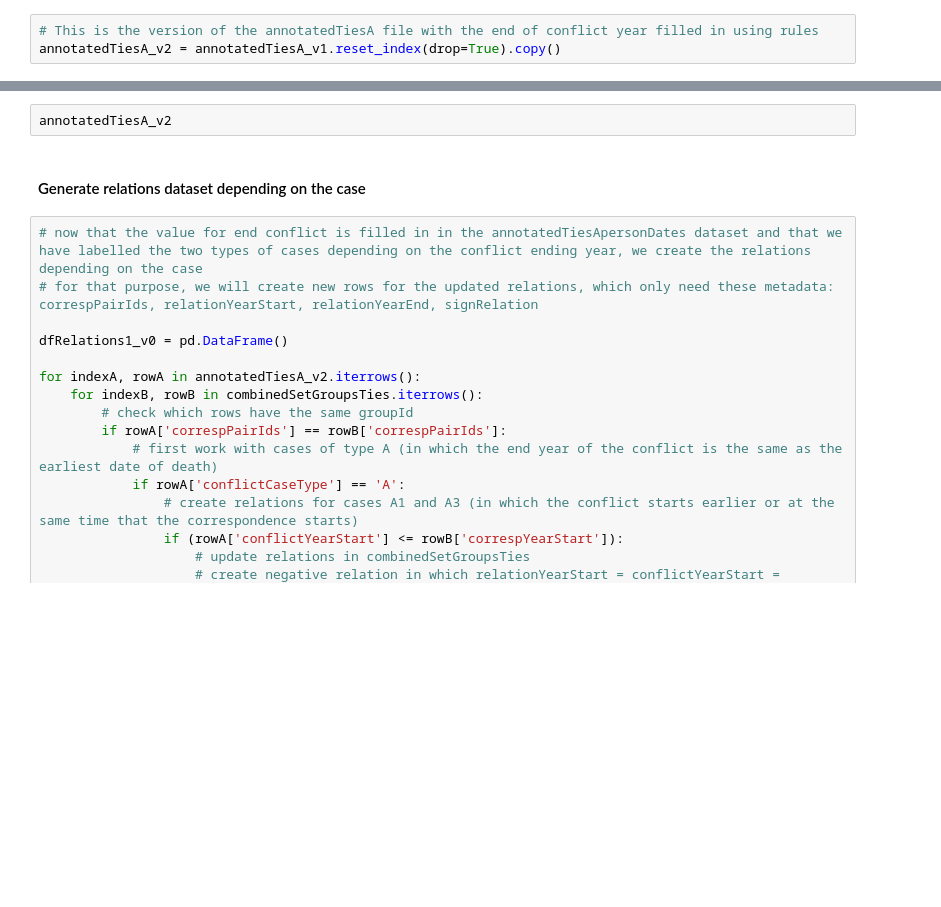
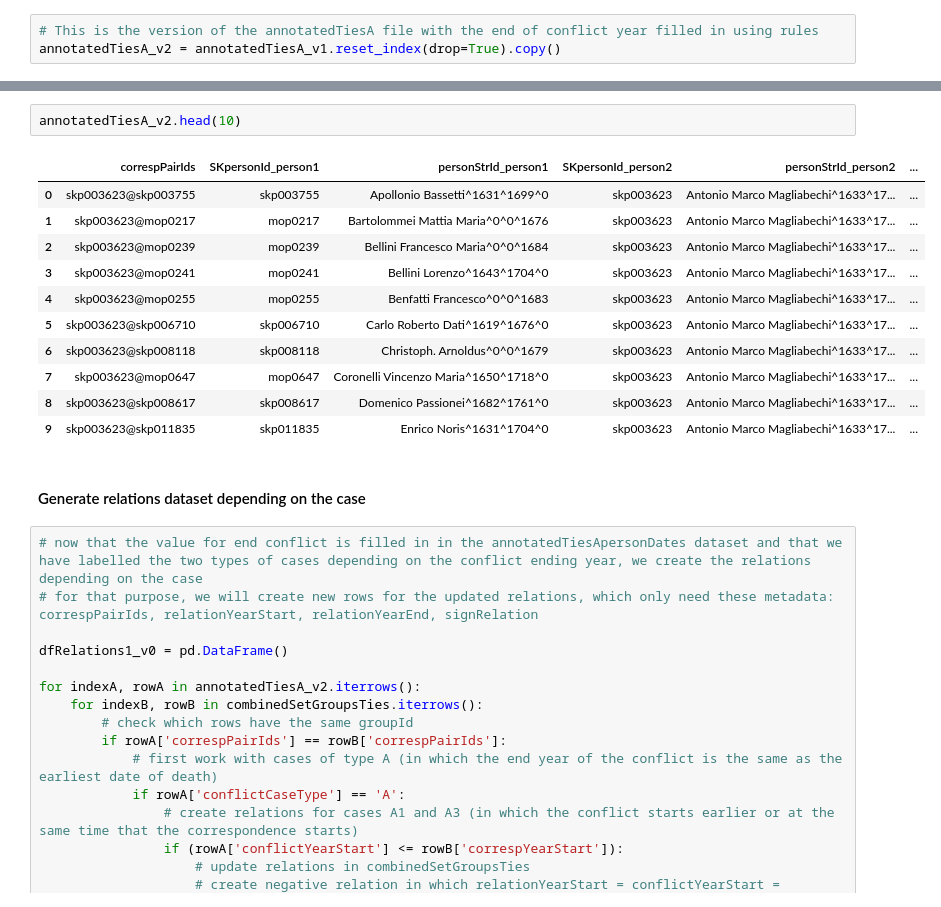
Before and after one commit to lilimelgar/data_preparation_article_balance_theory_vanVugt, a Jupyter notebook: src/script_dataPreparation_Python_unlinkedArticle.ipynb, the cells around one changed output, grey strips where cells are left out. Saved outputs shown, nothing was run; the diff lists cells and outputs as text; blank space fills up the shorter version.

```diff
--- a/src/script_dataPreparation_Python_unlinkedArticle.ipynb
+++ b/src/script_dataPreparation_Python_unlinkedArticle.ipynb
@@ -1347,5 +2384,17 @@ annotatedTiesA_v2.info()
 # %%
-annotatedTiesA_v2
+annotatedTiesA_v2.head(10)
+# %% [output]
+|  | correspPairIds | SKpersonId_person1 | personStrId_person1 | SKpersonId_person2 | personStrId_person2 | ... |
+| 0 | skp003623@skp003755 | skp003755 | Apollonio Bassetti^1631^1699^0 | skp003623 | Antonio Marco Magliabechi^1633^17... | ... |
+| 1 | skp003623@mop0217 | mop0217 | Bartolommei Mattia Maria^0^0^1676 | skp003623 | Antonio Marco Magliabechi^1633^17... | ... |
+| 2 | skp003623@mop0239 | mop0239 | Bellini Francesco Maria^0^0^1684 | skp003623 | Antonio Marco Magliabechi^1633^17... | ... |
+| 3 | skp003623@mop0241 | mop0241 | Bellini Lorenzo^1643^1704^0 | skp003623 | Antonio Marco Magliabechi^1633^17... | ... |
+| 4 | skp003623@mop0255 | mop0255 | Benfatti Francesco^0^0^1683 | skp003623 | Antonio Marco Magliabechi^1633^17... | ... |
+| 5 | skp003623@skp006710 | skp006710 | Carlo Roberto Dati^1619^1676^0 | skp003623 | Antonio Marco Magliabechi^1633^17... | ... |
+| 6 | skp003623@skp008118 | skp008118 | Christoph. Arnoldus^0^0^1679 | skp003623 | Antonio Marco Magliabechi^1633^17... | ... |
+| 7 | skp003623@mop0647 | mop0647 | Coronelli Vincenzo Maria^1650^1718^0 | skp003623 | Antonio Marco Magliabechi^1633^17... | ... |
+| 8 | skp003623@skp008617 | skp008617 | Domenico Passionei^1682^1761^0 | skp003623 | Antonio Marco Magliabechi^1633^17... | ... |
+| 9 | skp003623@skp011835 | skp011835 | Enrico Noris^1631^1704^0 | skp003623 | Antonio Marco Magliabechi^1633^17... | ... |
 # %% [markdown]
 #### Generate relations dataset depending on the case
 # %%
```
Also changed, not shown: parts of 236 cells of this notebook.
